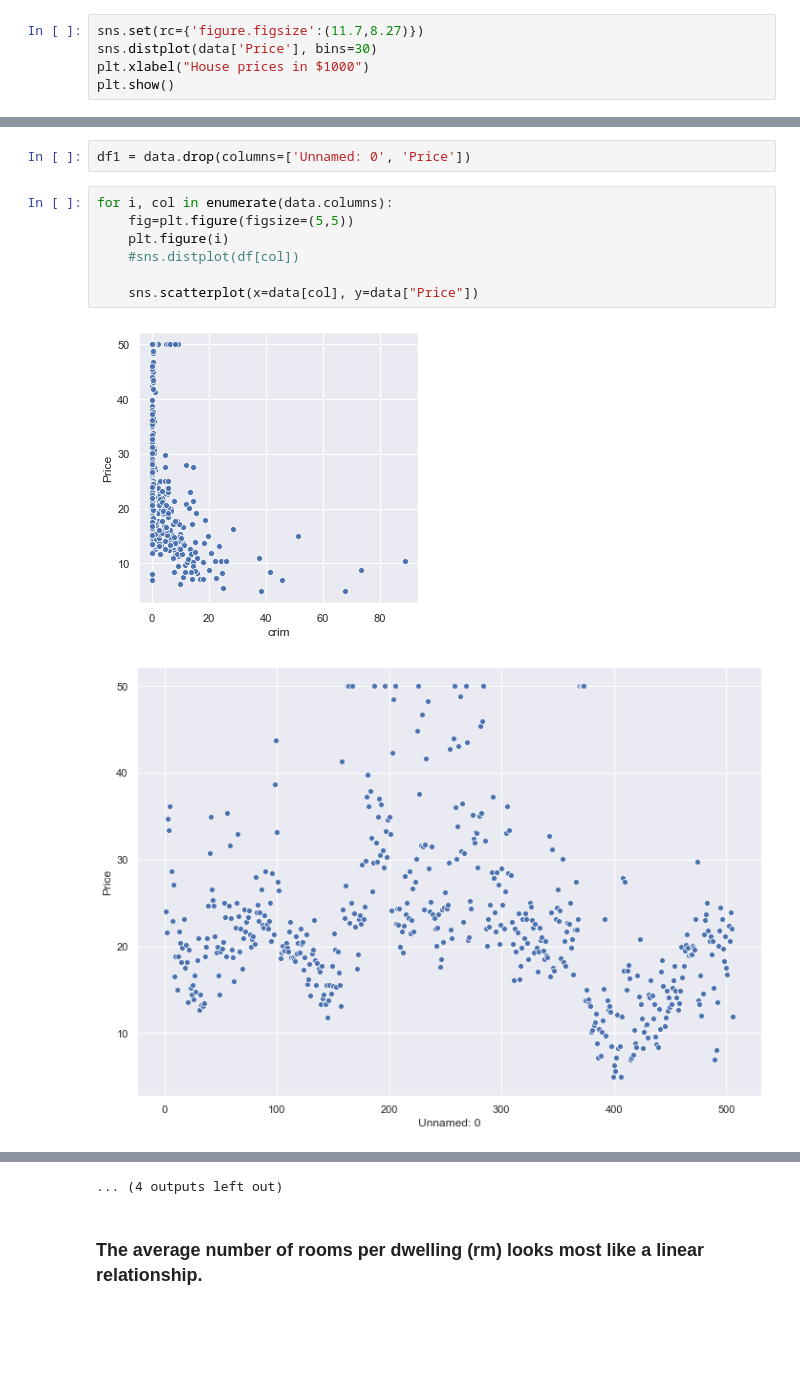
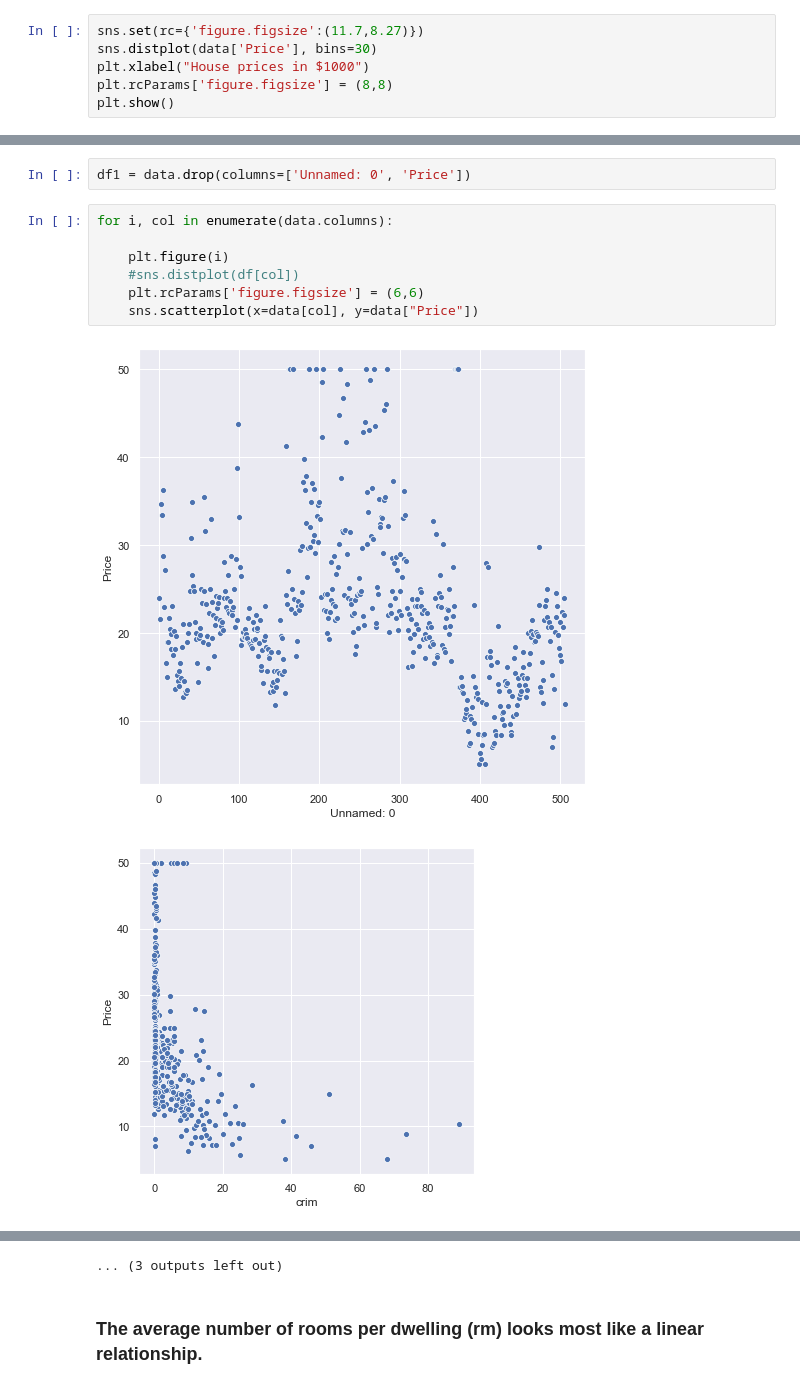
Before and after one commit to eamonnofarrell/Machine-Learning-Assessment2019, a Jupyter notebook: Machine-Learning-Assignment.ipynb, the cells around one changed output, grey strips where cells are left out. Drawn from its saved outputs; the diff is of its cells as text; blank space fills up the shorter version.

```diff
--- a/Machine-Learning-Assignment.ipynb
+++ b/Machine-Learning-Assignment.ipynb
@@ -107,6 +106,7 @@ Interquartile (IQR) of prices: $7.98
 sns.set(rc={'figure.figsize':(11.7,8.27)})
 sns.distplot(data['Price'], bins=30)
 plt.xlabel("House prices in $1000")
+plt.rcParams['figure.figsize'] = (8,8)
 plt.show()
 # %% [output]
 [figure]
@@ -118,11 +118,11 @@ plt.show()
 df1 = data.drop(columns=['Unnamed: 0', 'Price'])
 # %%
 for i, col in enumerate(data.columns):
-    fig=plt.figure(figsize=(5,5))
+
     plt.figure(i)
     #sns.distplot(df[col])
-
+    plt.rcParams['figure.figsize'] = (6,6)
     sns.scatterplot(x=data[col], y=data["Price"])
 # %% [output]
-[figure, old version]
+[figure, new version]
-[figure, old version]
+[figure, new version]
@@ -139,4 +139,4 @@ for i, col in enumerate(data.columns):
-... (4 outputs left out)
+... (3 outputs left out)
 # %% [markdown]
 ### The average number of rooms per dwelling (rm) looks most like a linear relationship.
 # %% [markdown]
```
Also changed, not shown: parts of 12 cells of this notebook, 2 other files.
